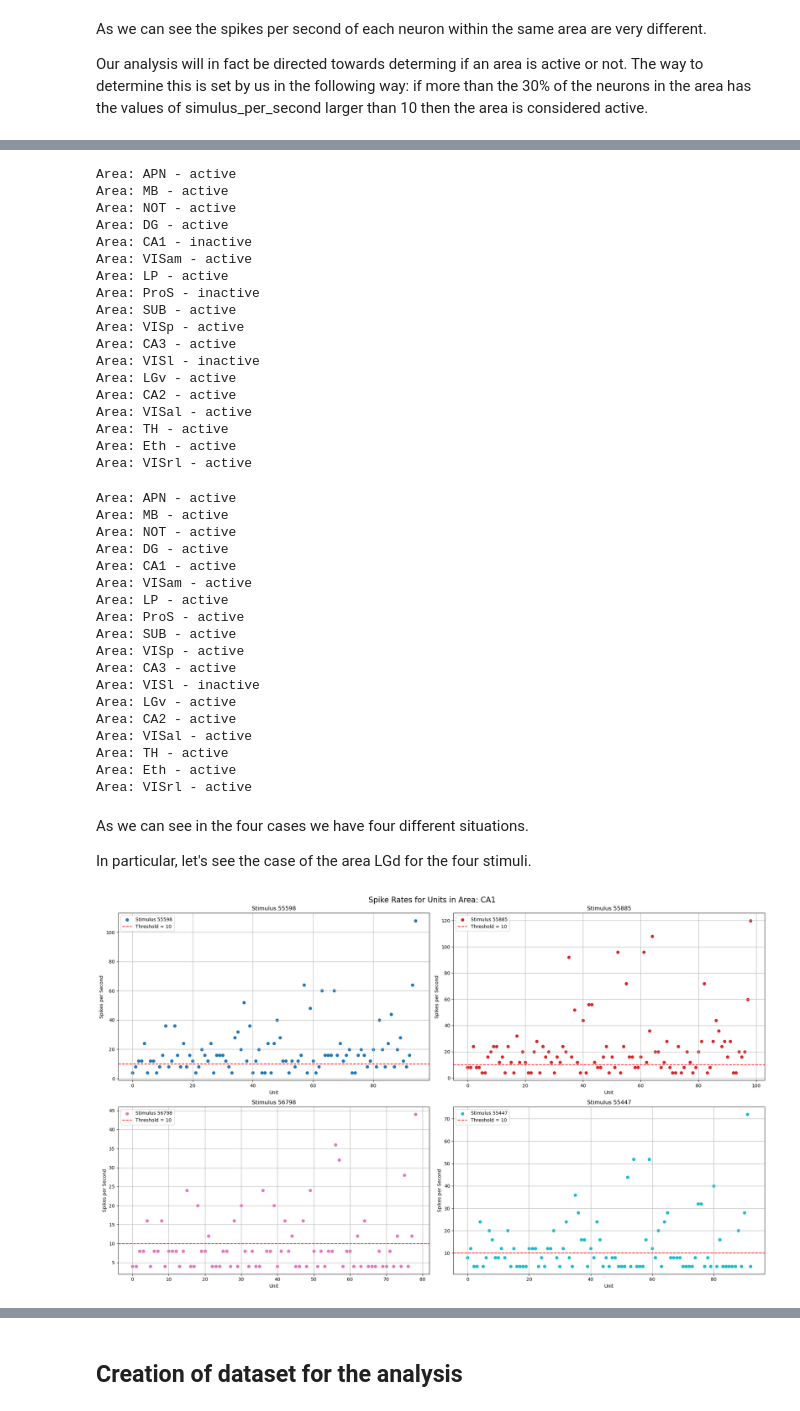
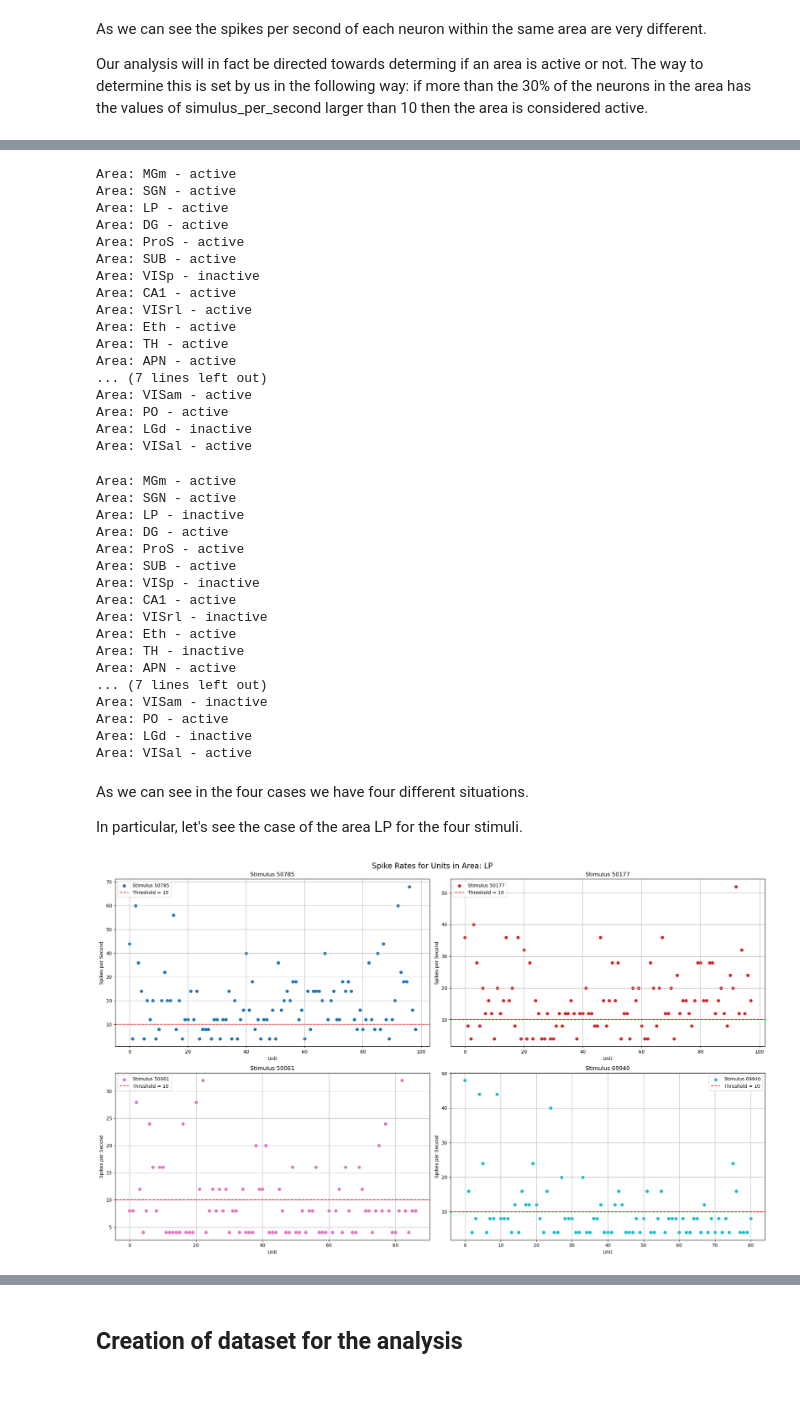
Before and after one commit to FilippoRonzino/mathematical-modelling-for-neuroscience, a Jupyter notebook: data_analysis_static.ipynb, the cells around one changed output, grey strips where cells are left out. Drawn from its saved outputs; the diff is of its cells as text; code cells hidden in the pictures.

Commit message:
data analysis final version

```diff
--- a/data_analysis_static.ipynb
+++ b/data_analysis_static.ipynb
@@ -11,5 +11,5 @@ import seaborn as sns
 import scipy.stats as stats
 import random
 # %%
-df = pd.read_parquet('ourdata/static_dataset_session_798911424.parquet')
+df = pd.read_parquet('ourdata/static_dataset_session_757216464.parquet')
 # %% [markdown]
@@ -64,2 +59,0 @@ The two variables are always NaN at the same time. For our purpose this datapoin
-# %%
-df = df.dropna(subset=['orientation', 'spatial_frequency'])
@@ -223,5 +222,5 @@ We do so by picking 4 areas and plot the values of spike per second for each neu
 # %%
-random_areas = ['VISam', 'CA1', 'VISp', 'VISal']
+random_areas = ['LP', 'CA1', 'VISp', 'PO']
 
 colors = plt.cm.get_cmap('tab10', 4)
 
@@ -267,3 +264,5 @@ stimuli = [55598, 55885, 56798, 55447]
+# %%
+stimuli = [50785, 50177, 50061, 69940]
 # %%
 i = stimuli[0]
 for area in df['area'].unique():
@@ -349,24 +345,23 @@ for area in df['area'].unique():
         else:
             print(f"Area: {area} - inactive")
 # %% [output]
+Area: MGm - active
+Area: SGN - active
+Area: LP - active
+Area: DG - active
+Area: ProS - active
+Area: SUB - active
+Area: VISp - inactive
+Area: CA1 - active
+Area: VISrl - active
+Area: Eth - active
+Area: TH - active
 Area: APN - active
-Area: MB - active
-Area: NOT - active
-Area: DG - active
-Area: CA1 - inactive
+... (7 lines left out)
 Area: VISam - active
-Area: LP - active
-Area: ProS - inactive
-Area: SUB - active
-Area: VISp - active
-Area: CA3 - active
-Area: VISl - inactive
-Area: LGv - active
-Area: CA2 - active
+Area: PO - active
+Area: LGd - inactive
 Area: VISal - active
-Area: TH - active
-Area: Eth - active
-Area: VISrl - active
 # %%
 i = stimuli[3]
 for area in df['area'].unique():
@@ -383,54 +378,53 @@ for area in df['area'].unique():
         else:
             print(f"Area: {area} - inactive")
 # %% [output]
-Area: APN - active
-Area: MB - active
-Area: NOT - active
+Area: MGm - active
+Area: SGN - active
+Area: LP - inactive
 Area: DG - active
-Area: CA1 - active
-Area: VISam - active
-Area: LP - active
 Area: ProS - active
 Area: SUB - active
-Area: VISp - active
-Area: CA3 - active
-Area: VISl - inactive
-Area: LGv - active
-Area: CA2 - active
+Area: VISp - inactive
+Area: CA1 - active
+Area: VISrl - inactive
+Area: Eth - active
+Area: TH - inactive
+Area: APN - active
+... (7 lines left out)
+Area: VISam - inactive
+Area: PO - active
+Area: LGd - inactive
 Area: VISal - active
-Area: TH - active
-Area: Eth - active
-Area: VISrl - active
 # %% [markdown]
 As we can see in the four cases we have four different situations.
 
-In particular, let's see the case of the area LGd for the four stimuli.
+In particular, let's see the case of the area LP for the four stimuli.
 # %%
 colors = cm.get_cmap('tab10', 4)
 
 fig, axes = plt.subplots(2, 2, figsize=(20, 12))
 
 axes = axes.flatten()
 
 for j, stimulus in enumerate(stimuli):
 
-    stimulus_data = df[(df['area'] == 'CA1') & (df['stimulus_presentation_id'] == stimulus)]
+    stimulus_data = df[(df['area'] == 'LP') & (df['stimulus_presentation_id'] == stimulus)]
 
     axes[j].scatter(range(len(stimulus_data)), stimulus_data['spikes_per_second'],
                     color=colors(j / 4), label=f'Stimulus {stimulus}')
 
     axes[j].axhline(y=10, color='red', linestyle='--', linewidth=1.5, label='Threshold = 10')
 
     axes[j].set_title(f'Stimulus {stimulus}')
     axes[j].set_xlabel('Unit')
     axes[j].set_ylabel('Spikes per Second')
     axes[j].grid(True)
     axes[j].legend()
 
-fig.suptitle('Spike Rates for Units in Area: CA1', fontsize=16)
+fig.suptitle('Spike Rates for Units in Area: LP', fontsize=16)
 
 plt.tight_layout()
 plt.show()
 # %% [output]
-[figure, old version]
+[figure, new version]
 # %% [markdown]
```
Also changed, not shown: parts of 47 cells of this notebook.
